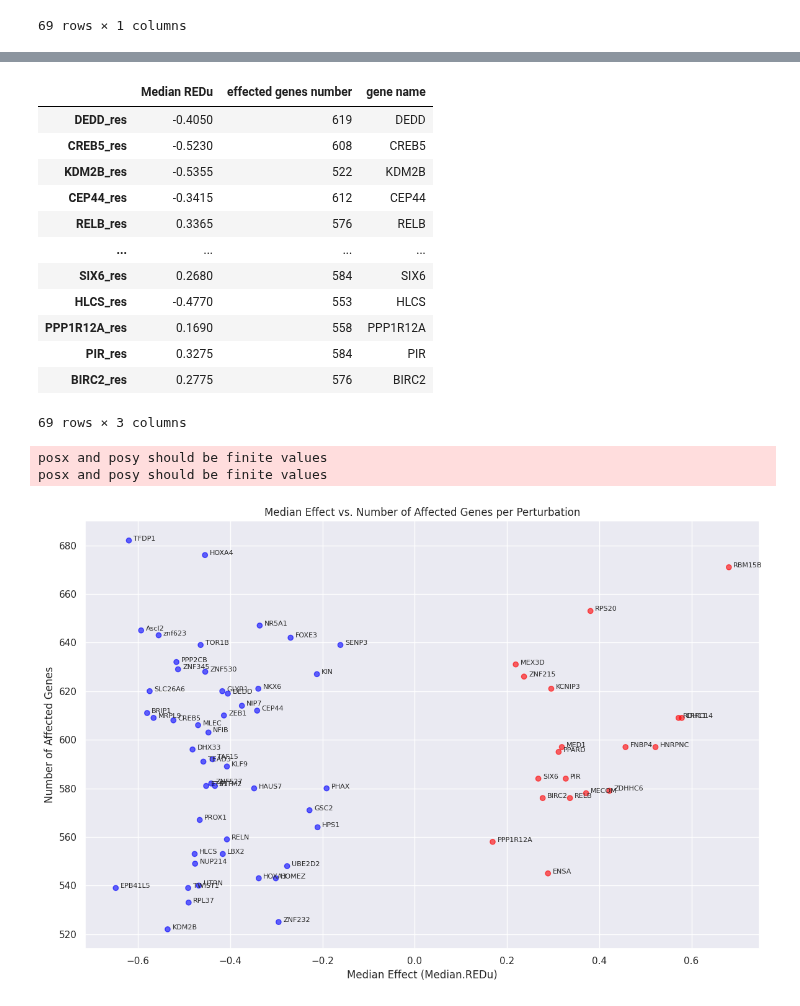
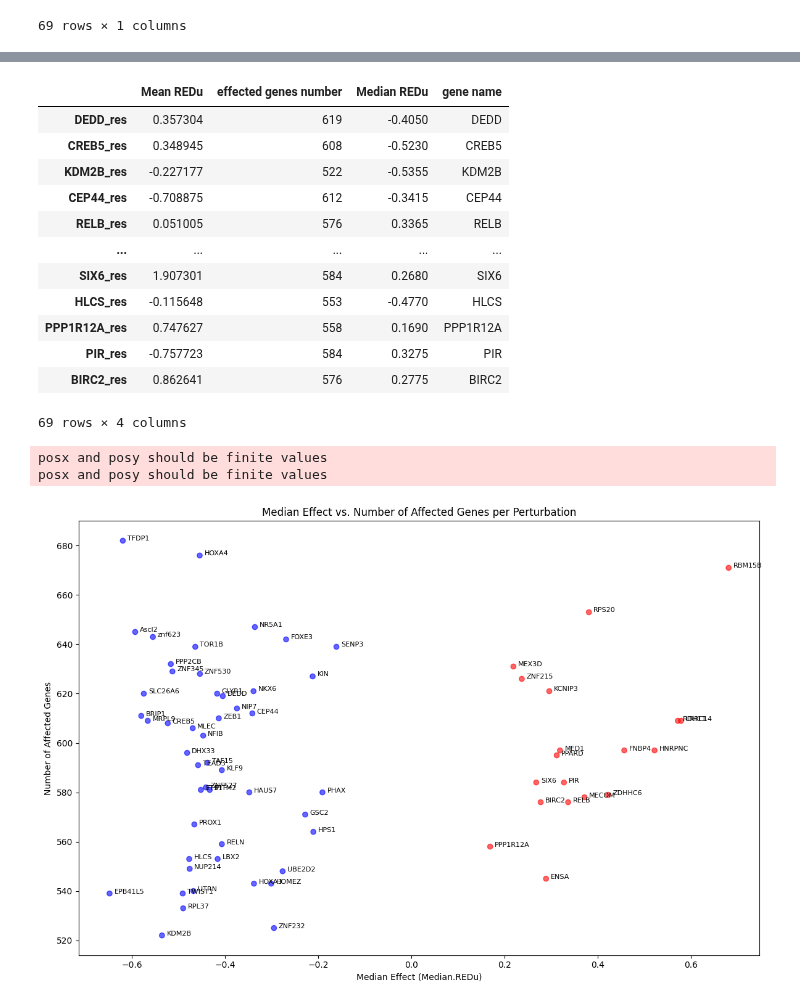
Before and after one commit to AidenSb/APA, a Jupyter notebook: For_perturb_seq/Validation_pseq_maaper_plots.ipynb, the cells around one changed output, grey strips where cells are left out. Saved outputs shown, nothing was run; the diff lists cells and outputs as text; code cells hidden in the pictures.

```diff
--- a/For_perturb_seq/Validation_pseq_maaper_plots.ipynb
+++ b/For_perturb_seq/Validation_pseq_maaper_plots.ipynb
@@ -215,9 +158,9 @@ plt.show()
 [figure]
 # %%
 # turn REDu_dict to a dataframe
-REDu_df = pd.DataFrame.from_dict(REDu_dict, orient='index')
-REDu_df.columns = ['Median REDu']
-REDu_df
+REDu_median_df = pd.DataFrame.from_dict(REDu_dict, orient='index')
+REDu_median_df.columns = ['Median REDu']
+REDu_median_df
 # %% [output]
 |  | Median REDu |
 | DEDD_res | -0.4050 |
@@ -239,0 +178,5 @@ REDu_df.plot(kind='bar')
+# %%
+# turn REDu_dict to a dataframe
+REDu_mean_df = pd.DataFrame.from_dict(REDu_mean_dict, orient='index')
+REDu_mean_df.columns = ['Mean REDu']
+REDu_mean_df
@@ -257,6 +214,7 @@ REDu_gene_count
 | BIRC2_res | 576 |
 69 rows × 1 columns
 # %%
-REDu_df['effected genes number'] = REDu_gene_count['Count']
-REDu_df
+REDu_mean_df['effected genes number'] = REDu_gene_count['Count']
+REDu_mean_df['Median REDu'] = REDu_median_df['Median REDu']
+REDu_mean_df
 # %% [output]
@@ -276,38 +234,38 @@ REDu_df
 # %%
-REDu_df['gene name'] = REDu_df.index.str.split('_').str[0]
-REDu_df
+REDu_mean_df['gene name'] = REDu_mean_df.index.str.split('_').str[0]
+REDu_mean_df
 # %% [output]
-|  | Median REDu | effected genes number | gene name |
-| DEDD_res | -0.4050 | 619 | DEDD |
-| CREB5_res | -0.5230 | 608 | CREB5 |
-| KDM2B_res | -0.5355 | 522 | KDM2B |
-| CEP44_res | -0.3415 | 612 | CEP44 |
-| RELB_res | 0.3365 | 576 | RELB |
-| ... | ... | ... | ... |
-| SIX6_res | 0.2680 | 584 | SIX6 |
-| HLCS_res | -0.4770 | 553 | HLCS |
-| PPP1R12A_res | 0.1690 | 558 | PPP1R12A |
-| PIR_res | 0.3275 | 584 | PIR |
-| BIRC2_res | 0.2775 | 576 | BIRC2 |
+|  | Mean REDu | effected genes number | Median REDu | gene name |
+| DEDD_res | 0.357304 | 619 | -0.4050 | DEDD |
+| CREB5_res | 0.348945 | 608 | -0.5230 | CREB5 |
+| KDM2B_res | -0.227177 | 522 | -0.5355 | KDM2B |
+| CEP44_res | -0.708875 | 612 | -0.3415 | CEP44 |
+| RELB_res | 0.051005 | 576 | 0.3365 | RELB |
+| ... | ... | ... | ... | ... |
+| SIX6_res | 1.907301 | 584 | 0.2680 | SIX6 |
+| HLCS_res | -0.115648 | 553 | -0.4770 | HLCS |
+| PPP1R12A_res | 0.747627 | 558 | 0.1690 | PPP1R12A |
+| PIR_res | -0.757723 | 584 | 0.3275 | PIR |
+| BIRC2_res | 0.862641 | 576 | 0.2775 | BIRC2 |
-69 rows × 3 columns
+69 rows × 4 columns
 # %%
 plt.figure(figsize=(12, 8))
 
 # Determine the colors based on positive or negative Median REDu values
-colors = ['red' if val > 0 else 'blue' for val in REDu_df['Median REDu']]
+colors = ['red' if val > 0 else 'blue' for val in REDu_mean_df['Median REDu']]
 
-plt.scatter(REDu_df['Median REDu'], REDu_df['effected genes number'], c=colors, alpha=0.6)
+plt.scatter(REDu_mean_df['Median REDu'], REDu_mean_df['effected genes number'], c=colors, alpha=0.6)
 
 # Adding gene names to each point
-for i, gene_name in enumerate(REDu_df['gene name']):
-    plt.text(REDu_df['Median REDu'].iloc[i] + 0.01, REDu_df['effected genes number'].iloc[i], gene_name, fontsize=8, ha='left')
+for i, gene_name in enumerate(REDu_mean_df['gene name']):
+    plt.text(REDu_mean_df['Median REDu'].iloc[i] + 0.01, REDu_mean_df['effected genes number'].iloc[i], gene_name, fontsize=8, ha='left')
 
 plt.xlabel('Median Effect (Median.REDu)')
 plt.ylabel('Number of Affected Genes')
 plt.title('Median Effect vs. Number of Affected Genes per Perturbation')
 plt.tight_layout()  # This ensures that the gene names do not get cut off from the figure
 plt.show()
 # %% [output]
 posx and posy should be finite values
 posx and posy should be finite values
-[figure, old version]
+[figure, new version]
```
Also changed, not shown: parts of 17 cells of this notebook, 4 other files.
